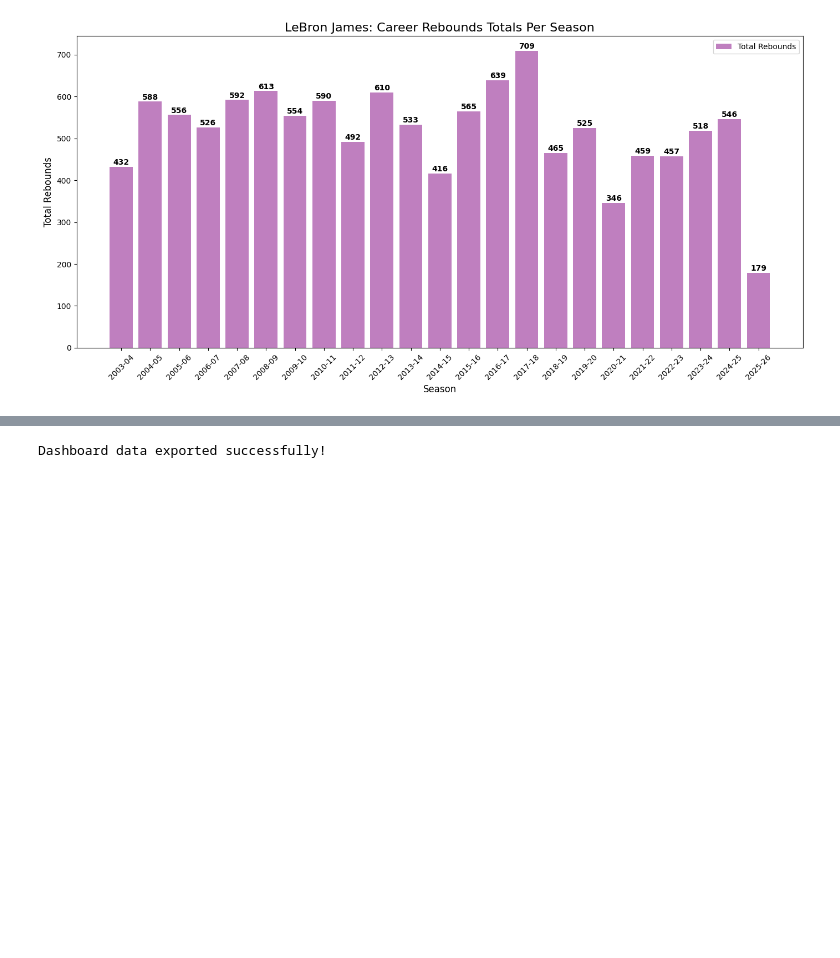
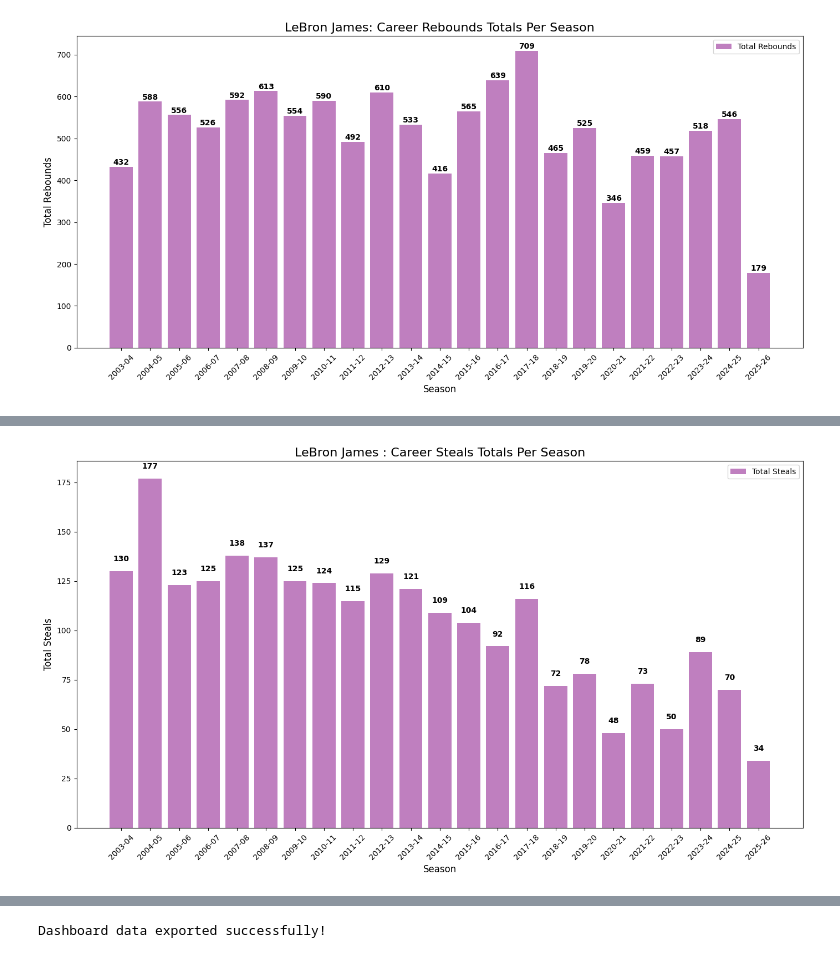
Before and after one commit to Jtambwe7305/mj-vs-lbj-nba-analysis-ai-help, a Jupyter notebook: Goat_comparison.ipynb, the cells around one changed output, grey strips where cells are left out. Drawn from its saved outputs; the diff is of its cells as text; code cells hidden in the pictures; blank space fills up the shorter version.

```diff
--- a/Goat_comparison.ipynb
+++ b/Goat_comparison.ipynb
@@ -757,0 +841,20 @@ plt.show()
+# %%
+# 4. Visualization
+plt.figure(figsize=(14, 8))
+
+# Plotting the Volume (Attempts) and Success (Makes)
+plt.bar(lbj_stats['SEASON_ID'], lbj_stats['STL'], label='Total Steals', color='purple', alpha=0.5) # Bulls Red
+
+plt.title('LeBron James : Career Steals Totals Per Season', fontsize=16)
+plt.xlabel('Season', fontsize=12)
+plt.ylabel('Total Steals', fontsize=12)
+plt.xticks(rotation=45)
+plt.legend()
+
+for i, pct in enumerate(lbj_stats['STL']):
+    plt.text(i, lbj_stats['STL'].iloc[i]+5, f'{pct:.0f}', ha='center', fontsize=10, fontweight='bold')
+
+plt.tight_layout()
+plt.show()
+# %% [output]
+[figure, added]
```
Also changed, not shown: parts of 6 cells of this notebook.
